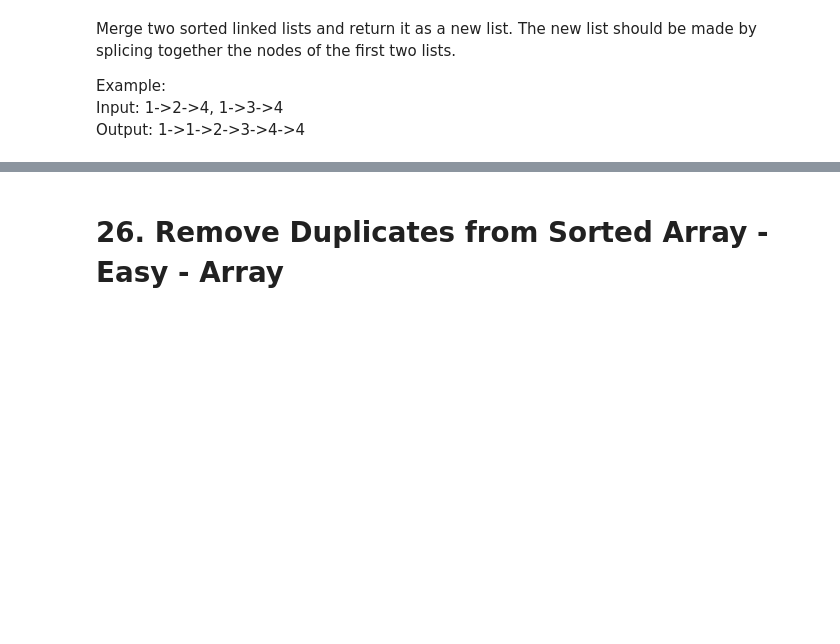
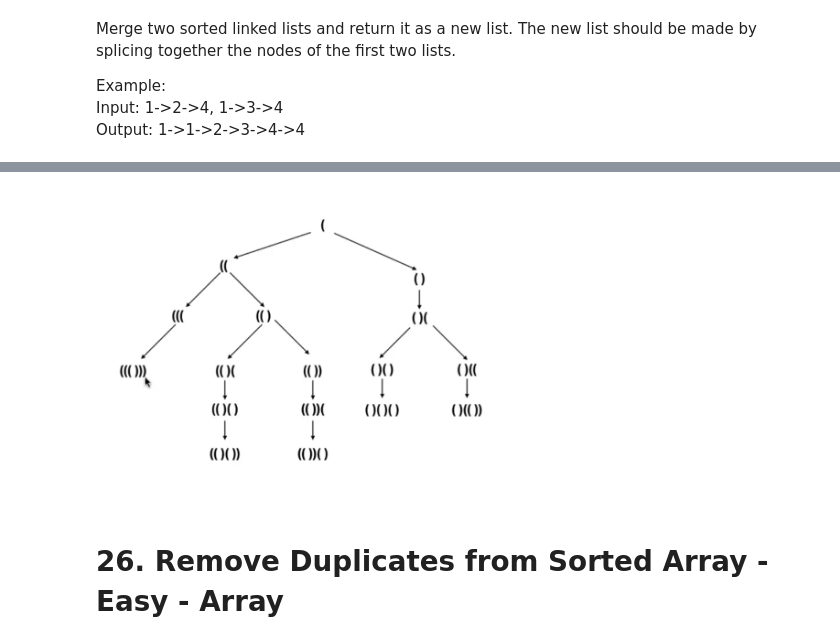
Before and after one commit to JiajingZhao/Leetcode-Challenge, a Jupyter notebook: Leetcode Overall Problems Solving.ipynb, the cells around one changed output, grey strips where cells are left out. Cells and saved outputs as stored; diff of their text form; code cells hidden in the pictures; blank space fills up the shorter version.

```diff
--- a/Leetcode Overall Problems Solving.ipynb
+++ b/Leetcode Overall Problems Solving.ipynb
@@ -395,0 +410,5 @@ def mergeTwoLists(self,l1,l2):
+# %%
+from IPython.display import Image
+Image(filename = '22.png', width=400, height=500)
+# %% [output]
+[figure, added]
```
Also changed, not shown: parts of 42 cells of this notebook, 1 other file.
